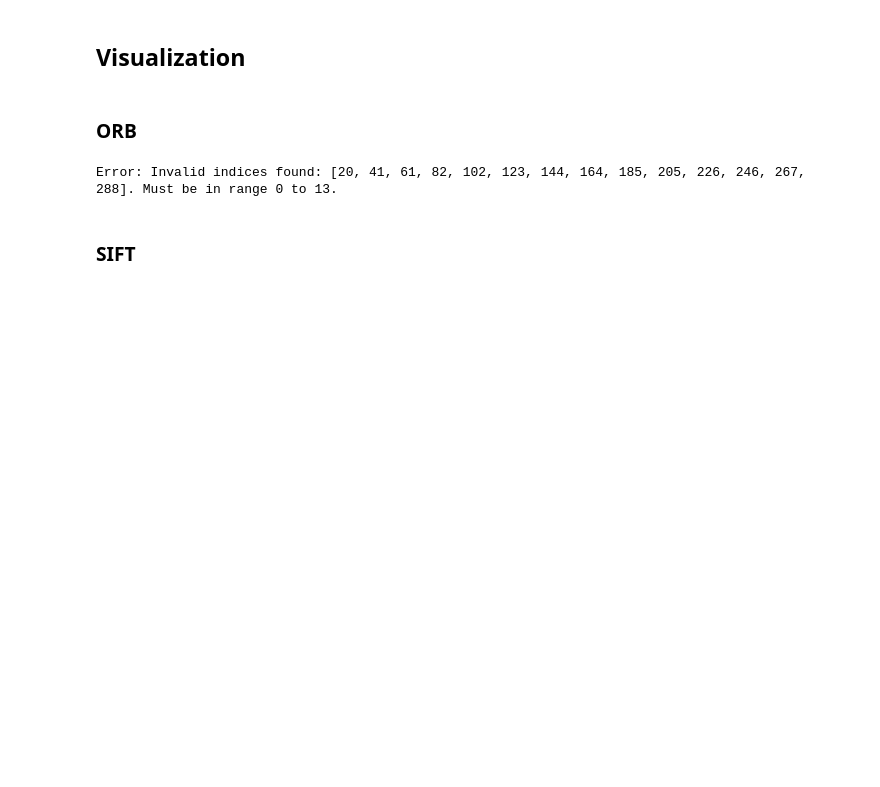
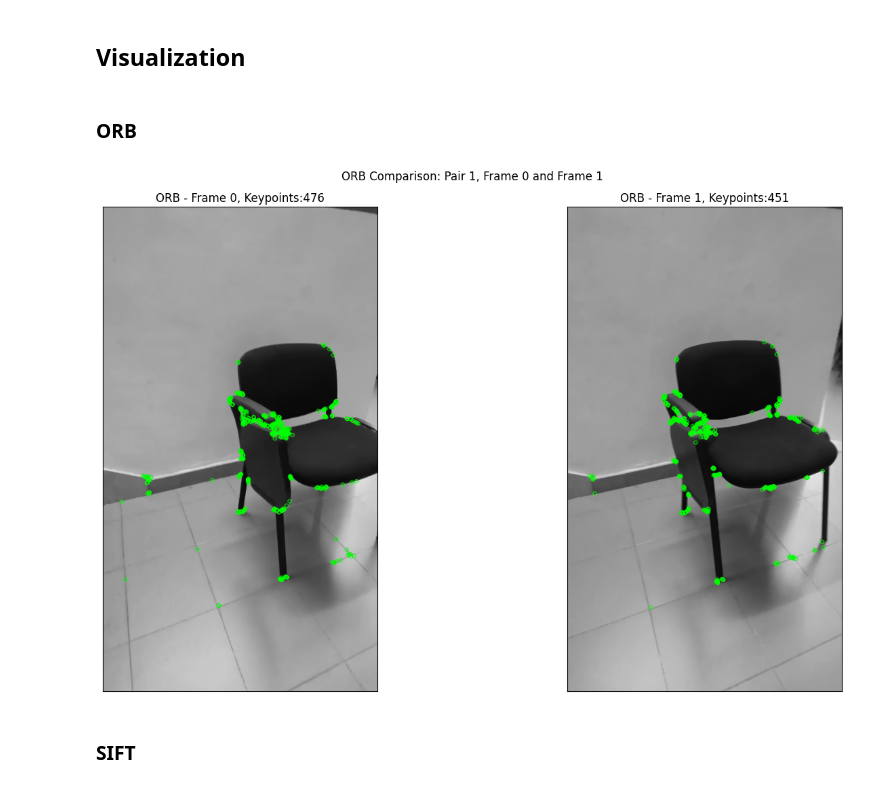
Before and after one commit to Matthew-Pirotta/Video-CV, a Jupyter notebook: notebooks/main.ipynb, the cells around one changed output. Cells and saved outputs as stored; diff of their text form; code cells hidden in the pictures; blank space fills up the shorter version.

```diff
--- a/notebooks/main.ipynb
+++ b/notebooks/main.ipynb
@@ -54,8 +76,11 @@ def load_specific_frames(video_path:str, selected_indices:list, display_frames=T
 
     return frames
 # %%
-video_path = "../videos/vid1.mp4"
-indices = get_frame_indices(video_path, num_frames=15)
+video_path = "../videos/vid4.mp4"
+indices = get_frame_indices(video_path, TOTAL_FRAMES)
 frames = load_specific_frames(video_path, selected_indices=indices, display_frames=False)
 pair_indices = list(range(len(frames) - 1))  # Pairs: (0,1), (1,2), ..., (n-2, n-1)
+
+#NOTE -2, since first want to access up to the penultimate entry
+display_indices = np.linspace(0, len(frames) - 2, num=TOTAL_DISPLAY_FRAMES, dtype=int)
 # %% [output]
@@ -95,7 +121,7 @@ def detect_harris(gray, block_size=2, ksize=3, k=0.04, threshold_ratio=0.01):
 # %% [markdown]
 ## Visualization
 # %%
-def run_feature_detector_pairs(frames, pair_indices, detector_fn, title_prefix="Detector"):
+def run_feature_detector_pairs(frames, display_frame_indices, pair_indices, detector_fn, detector_name, title_prefix="Detector"):
     #pair_indices = list(pair_indices)  # Ensure it's a list, not a numpy array
 
     if len(frames) < 2:
@@ -108,7 +134,9 @@ def run_feature_detector_pairs(frames, pair_indices, detector_fn, title_prefix="
         print(f"Error: Invalid indices found: {invalid_indices}. Must be in range 0 to {max_index}.")
         return
 
-    for idx, i in enumerate(pair_indices, 1):
+    color = DETECTOR_COLORS.get(detector_name, (0, 255, 0)) # Default to green if name not found
+
+    for display_idx, i in enumerate(display_frame_indices, 1): # Iterate through the *chosen* pairs
         j = i + 1
         img1 = cv2.cvtColor(frames[i], cv2.COLOR_BGR2GRAY)
         img2 = cv2.cvtColor(frames[j], cv2.COLOR_BGR2GRAY)
@@ -116,32 +144,28 @@ def run_feature_detector_pairs(frames, pair_indices, detector_fn, title_prefix="
         keypoints1 = detector_fn(img1)
         keypoints2 = detector_fn(img2)
 
-        print(f"\nPair {idx}: Frame {i} and Frame {j}")
-        print(f"- Keypoints in Frame {i}: {len(keypoints1)}")
-        print(f"- Keypoints in Frame {j}: {len(keypoints2)}")
-
-        img_kp1 = cv2.drawKeypoints(img1, keypoints1, None, color=(0, 255, 0))
-        img_kp2 = cv2.drawKeypoints(img2, keypoints2, None, color=(0, 255, 0))
+        img_kp1 = cv2.drawKeypoints(img1, keypoints1, None, color=color)
+        img_kp2 = cv2.drawKeypoints(img2, keypoints2, None, color=color)
 
         fig, axes = plt.subplots(1, 2, figsize=(16, 8))
         axes[0].imshow(img_kp1, cmap='gray')
-        axes[0].set_title(f"{title_prefix} - Frame {i}")
+        axes[0].set_title(f"{title_prefix} - Frame {i}, Keypoints:{len(keypoints1)}")
         axes[1].imshow(img_kp2, cmap='gray')
-        axes[1].set_title(f"{title_prefix} - Frame {j}")
+        axes[1].set_title(f"{title_prefix} - Frame {j}, Keypoints:{len(keypoints2)}")
 
         for ax in axes:
             ax.set_xticks([])
             ax.set_yticks([])
 
-        plt.suptitle(f"{title_prefix} Comparison: Pair {idx}")
+        plt.suptitle(f"{title_prefix} Comparison: Pair {display_idx}, Frame {i} and Frame {j}")
         plt.tight_layout()
         plt.show()
 # %% [markdown]
 ### ORB
 # %%
-run_feature_detector_pairs(frames, pair_indices, detect_orb, title_prefix="ORB")
+run_feature_detector_pairs(frames, display_indices, pair_indices, detect_orb, "ORB",title_prefix="ORB")
 # %% [output]
-Error: Invalid indices found: [20, 41, 61, 82, 102, 123, 144, 164, 185, 205, 226, 246, 267, 288]. Must be in range 0 to 13.
+[figure, added]
 # %% [markdown]
 ### SIFT
 # %%
```
Also changed, not shown: parts of 11 cells of this notebook.
